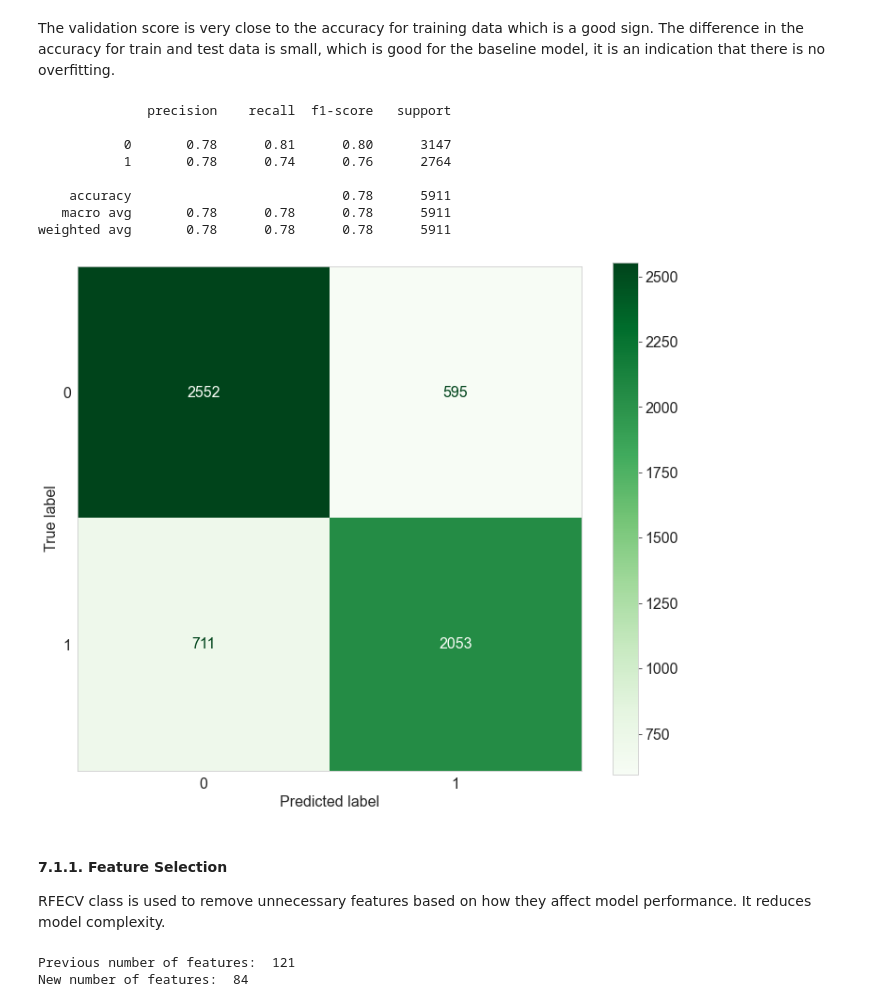
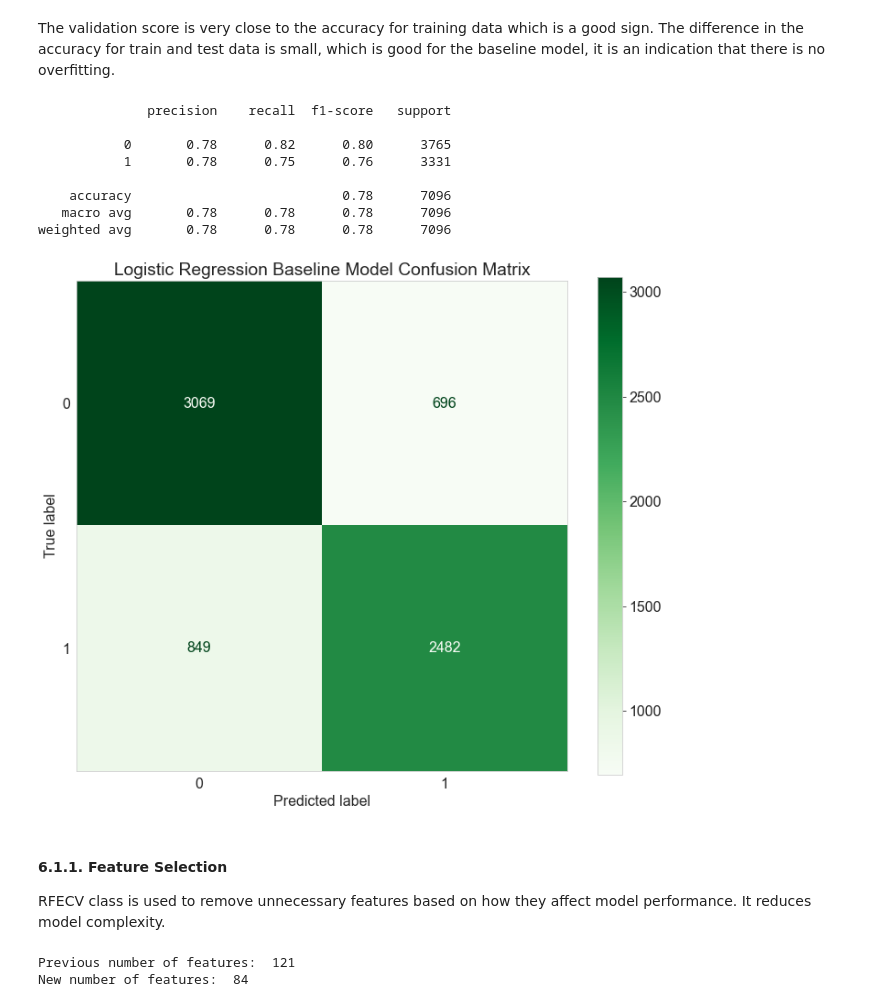
Before and after one commit to ngili/Predicting-H1N1-and-Seasonal-Flu-Vaccinations, a Jupyter notebook: analysis.ipynb, the cells around one changed output. Saved outputs shown, nothing was run; the diff lists cells and outputs as text; code cells hidden in the pictures.

```diff
--- a/analysis.ipynb
+++ b/analysis.ipynb
@@ -358,12 +356,0 @@ From the graphs, the following can be noted:
-# %%
-fig,axes = plt.subplots(figsize = (15,15),nrows = 3)
-cols_to_plot = ['opinion_h1n1_vacc_effective','opinion_h1n1_risk','opinion_h1n1_sick_from_vacc']
-
-for idx,col in enumerate(cols_to_plot):
-    ax = axes[idx]
-    crosstab1 = pd.crosstab(data[col],data['h1n1_vaccine'],normalize="index")
-    crosstab1.plot(kind = "barh",stacked = True,colormap=my_cmap,ax = ax)
-    ax.set_xlabel("H1N1 vaccine uptake")
-    ax.set_title(f"{col} vs H1N1 vaccine uptake")
-
-fig.tight_layout(pad=3);
@@ -396,5 +381,5 @@ y = data.seasonal_vaccine
 # splitting data into test and train and setting a random seed for reproducibility
 random_seed = 1234
 
-X_train,X_test,y_train,y_test = train_test_split(X,y,random_state=random_seed,stratify=y)
+X_train,X_test,y_train,y_test = train_test_split(X,y,random_state=random_seed,stratify=y,test_size=0.3)
 # %% [markdown]
@@ -667,22 +653,23 @@ print(classification_report(y_test,pred_test))
 # %% [output]
               precision    recall  f1-score   support
 
-           0       0.78      0.81      0.80      3147
-           1       0.78      0.74      0.76      2764
+           0       0.78      0.82      0.80      3765
+           1       0.78      0.75      0.76      3331
 
-    accuracy                           0.78      5911
-   macro avg       0.78      0.78      0.78      5911
-weighted avg       0.78      0.78      0.78      5911
+    accuracy                           0.78      7096
+   macro avg       0.78      0.78      0.78      7096
+weighted avg       0.78      0.78      0.78      7096
 # %%
 # plotting confusion matrix for the baseline model
 fig,ax = plt.subplots(figsize=(12,10))
 plt.grid(False)
 
-ConfusionMatrixDisplay.from_estimator(baseline_new,X_test_one_hot,y_test,cmap="Greens",ax=ax);
+ConfusionMatrixDisplay.from_estimator(baseline_new,X_test_one_hot,y_test,cmap="Greens",ax=ax)
+ax.set_title("Logistic Regression Baseline Model Confusion Matrix");
 # %% [output]
-[figure, old version]
+[figure, new version]
 # %% [markdown]
-#### 7.1.1. Feature Selection
+#### 6.1.1. Feature Selection
 RFECV class is used to remove unnecessary features based on how they affect model performance. It reduces model complexity.
 # %%
 # instantiating the class
```
Also changed, not shown: parts of 52 cells of this notebook.
